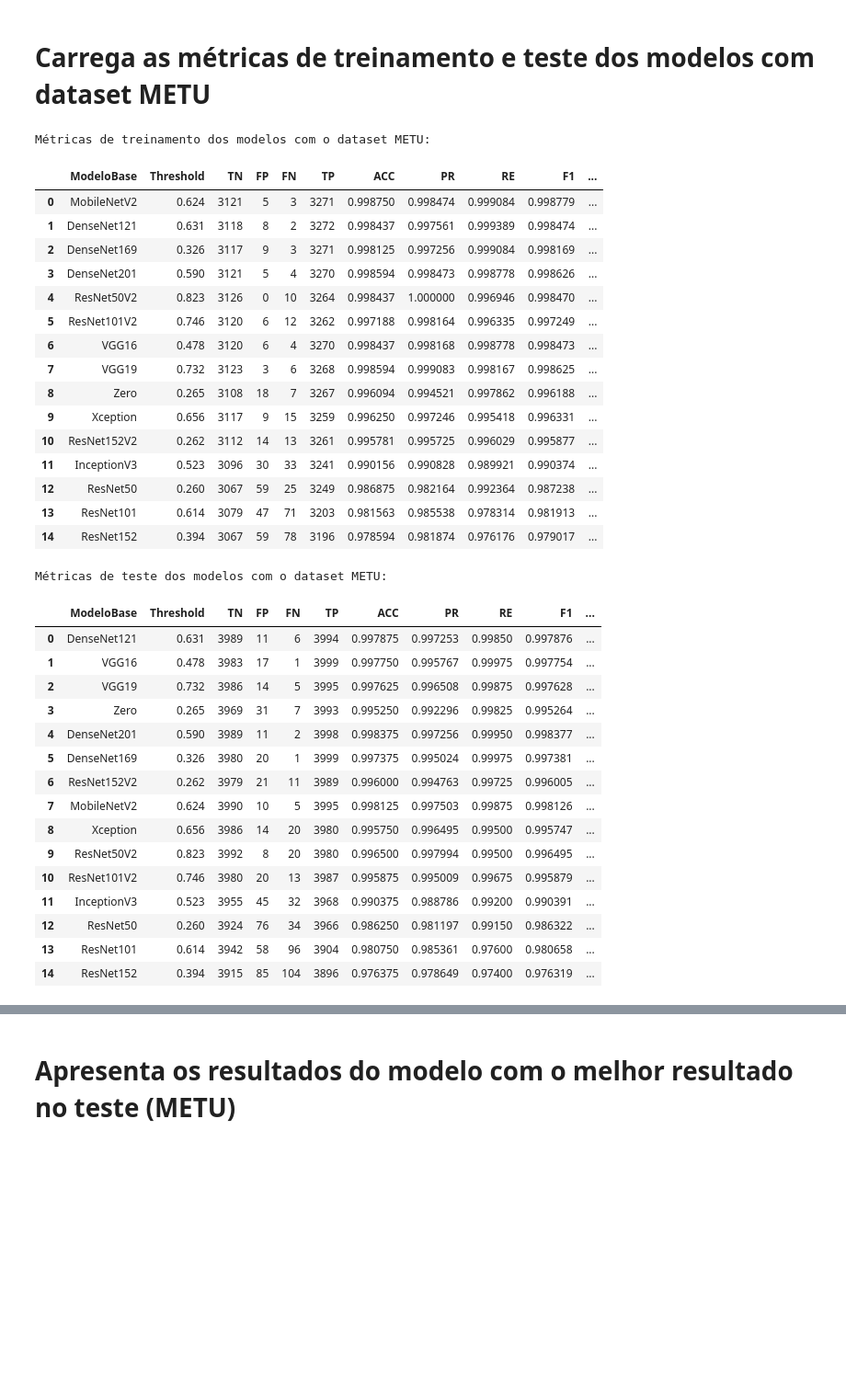
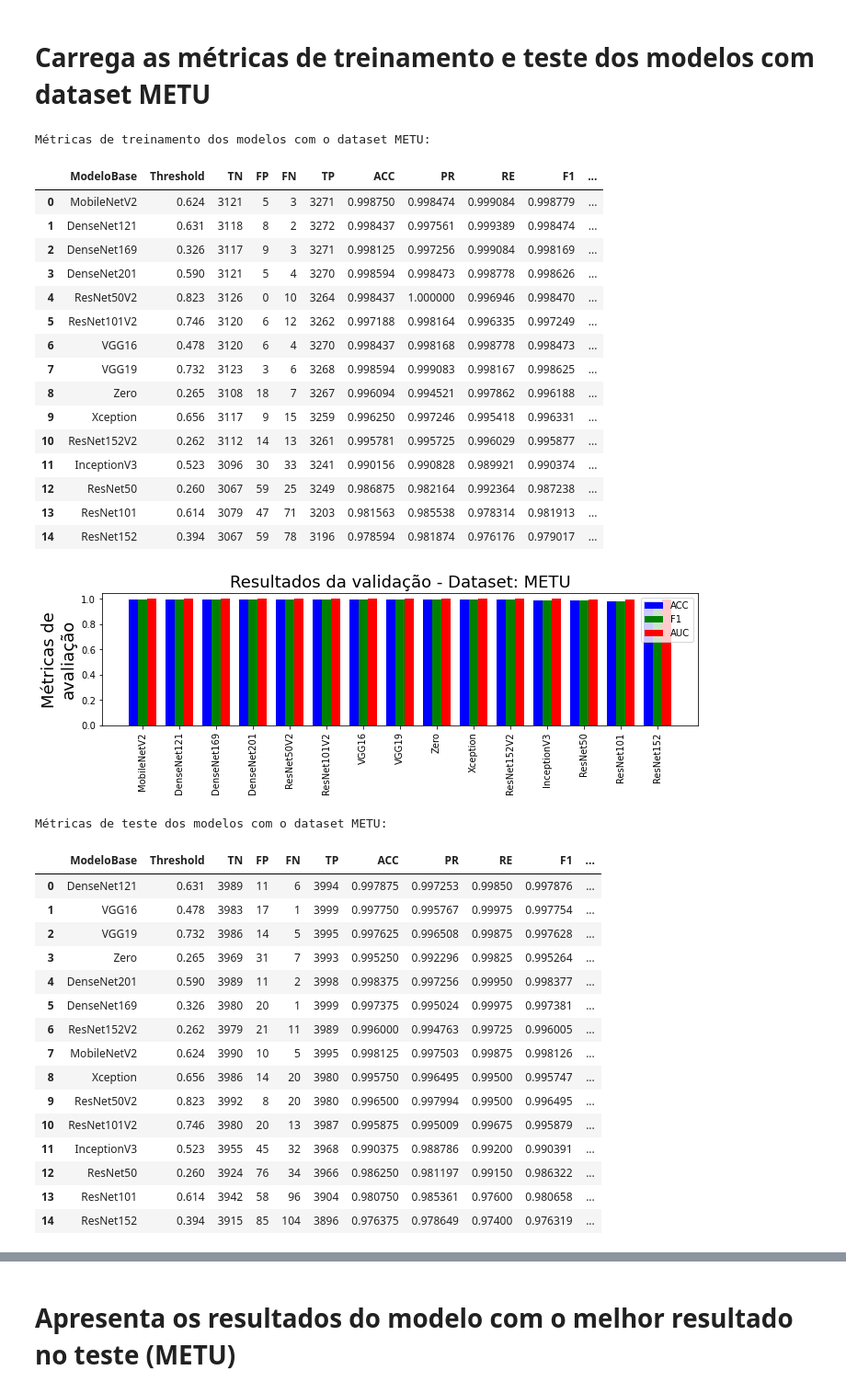
Before and after one commit to eduardoanog/Ciencia-Dos-Dados-Projeto, a Jupyter notebook: Processa o resultado dos modelos.ipynb, the cells around one changed output, grey strips where cells are left out. Shown at 92% size. Drawn from its saved outputs; the diff is of its cells as text; code cells hidden in the pictures; blank space fills up the shorter version.

Commit message:
Adiciona Resulta + Atualiza Readme

```diff
--- a/Processa o resultado dos modelos.ipynb
+++ b/Processa o resultado dos modelos.ipynb
@@ -14,3 +8,28 @@ def plot_image(img):
+# %%
+def plot_image(img):
+    plt.figure(figsize = (8, 8))
+    plt.imshow(img)
+    plt.axis('off')
+    plt.tight_layout()
+    plt.show()
+
+
+def plot_result(df, title):
+    data = np.transpose(np.array(df[['ACC', 'F1', 'AUC']]))
+    xvalues = df['ModeloBase'].tolist()
+    X = np.arange(15)
+    fig = plt.figure(figsize = (9, 2))
+    ax = fig.add_axes([0,0,1,1])
+    ax.bar(X + 0.00, data[0], color = 'b', width = 0.25, label = 'ACC')
+    ax.bar(X + 0.25, data[1], color = 'g', width = 0.25, label = 'F1')
+    ax.bar(X + 0.50, data[2], color = 'r', width = 0.25, label = 'AUC')
+    plt.xticks(X + 0.25, xvalues)
+    plt.xticks(rotation=90)
+    plt.legend(loc = 'best')
+    plt.title(title, size = 18)
+    plt.ylabel('Métricas de\navaliação', size = 18)
+    plt.ylim([0, 1.05])
+    plt.show()
 # %% [markdown]
 # Define a lista de modelos
 # %%
@@ -34,6 +53,8 @@ df_train_METU = pd.DataFrame.from_dict(df_train_METU)[['ModeloBase', 'Threshold'
 print('Métricas de treinamento dos modelos com o dataset METU:')
 display(df_train_METU)
 
+plot_result(df_train_METU, 'Resultados da validação - Dataset: METU')
+
 
 # Carrega as métricas de Teste
 df_test_METU = []
@@ -41,33 +62,35 @@ f = open (os.path.join('Resultados', 'METU', 'Zero', 'TestFinalMetrics.json'), "
 data = json.loads(f.read())
 f.close()
 data['ModeloBase'] = 'Zero'
 df_test_METU.append(data)
 for model in lista_modelos:
     f = open (os.path.join('Resultados', 'METU', 'Transf', model, 'TestFinalMetrics.json'), "r")
     data = json.loads(f.read())
     f.close()
     df_test_METU.append(data)
 df_test_METU = pd.DataFrame.from_dict(df_test_METU)[['ModeloBase', 'Threshold', 'TN', 'FP', 'FN', 'TP', 'ACC', 'PR', 'RE', 'F1', 'AUC', 'Erro', 'TempoPredict']].sort_values(by = 'AUC', ascending = False).reset_index(drop = True)
 print('Métricas de teste dos modelos com o dataset METU:')
 display(df_test_METU)
+plot_result(df_test_METU, 'Resultados do teste - Dataset: METU')
 # %% [output]
 Métricas de treinamento dos modelos com o dataset METU:
 |  | ModeloBase | Threshold | TN | FP | FN | TP | ACC | PR | RE | F1 | ... |
 | 0 | MobileNetV2 | 0.624 | 3121 | 5 | 3 | 3271 | 0.998750 | 0.998474 | 0.999084 | 0.998779 | ... |
 | 1 | DenseNet121 | 0.631 | 3118 | 8 | 2 | 3272 | 0.998437 | 0.997561 | 0.999389 | 0.998474 | ... |
 | 2 | DenseNet169 | 0.326 | 3117 | 9 | 3 | 3271 | 0.998125 | 0.997256 | 0.999084 | 0.998169 | ... |
 | 3 | DenseNet201 | 0.590 | 3121 | 5 | 4 | 3270 | 0.998594 | 0.998473 | 0.998778 | 0.998626 | ... |
 | 4 | ResNet50V2 | 0.823 | 3126 | 0 | 10 | 3264 | 0.998437 | 1.000000 | 0.996946 | 0.998470 | ... |
 | 5 | ResNet101V2 | 0.746 | 3120 | 6 | 12 | 3262 | 0.997188 | 0.998164 | 0.996335 | 0.997249 | ... |
 | 6 | VGG16 | 0.478 | 3120 | 6 | 4 | 3270 | 0.998437 | 0.998168 | 0.998778 | 0.998473 | ... |
 | 7 | VGG19 | 0.732 | 3123 | 3 | 6 | 3268 | 0.998594 | 0.999083 | 0.998167 | 0.998625 | ... |
 | 8 | Zero | 0.265 | 3108 | 18 | 7 | 3267 | 0.996094 | 0.994521 | 0.997862 | 0.996188 | ... |
 | 9 | Xception | 0.656 | 3117 | 9 | 15 | 3259 | 0.996250 | 0.997246 | 0.995418 | 0.996331 | ... |
 | 10 | ResNet152V2 | 0.262 | 3112 | 14 | 13 | 3261 | 0.995781 | 0.995725 | 0.996029 | 0.995877 | ... |
 | 11 | InceptionV3 | 0.523 | 3096 | 30 | 33 | 3241 | 0.990156 | 0.990828 | 0.989921 | 0.990374 | ... |
 | 12 | ResNet50 | 0.260 | 3067 | 59 | 25 | 3249 | 0.986875 | 0.982164 | 0.992364 | 0.987238 | ... |
 | 13 | ResNet101 | 0.614 | 3079 | 47 | 71 | 3203 | 0.981563 | 0.985538 | 0.978314 | 0.981913 | ... |
 | 14 | ResNet152 | 0.394 | 3067 | 59 | 78 | 3196 | 0.978594 | 0.981874 | 0.976176 | 0.979017 | ... |
+[figure, added]
 Métricas de teste dos modelos com o dataset METU:
 |  | ModeloBase | Threshold | TN | FP | FN | TP | ACC | PR | RE | F1 | ... |
 | 0 | DenseNet121 | 0.631 | 3989 | 11 | 6 | 3994 | 0.997875 | 0.997253 | 0.99850 | 0.997876 | ... |
```
Also changed, not shown: parts of 6 cells of this notebook, 23 other files.
